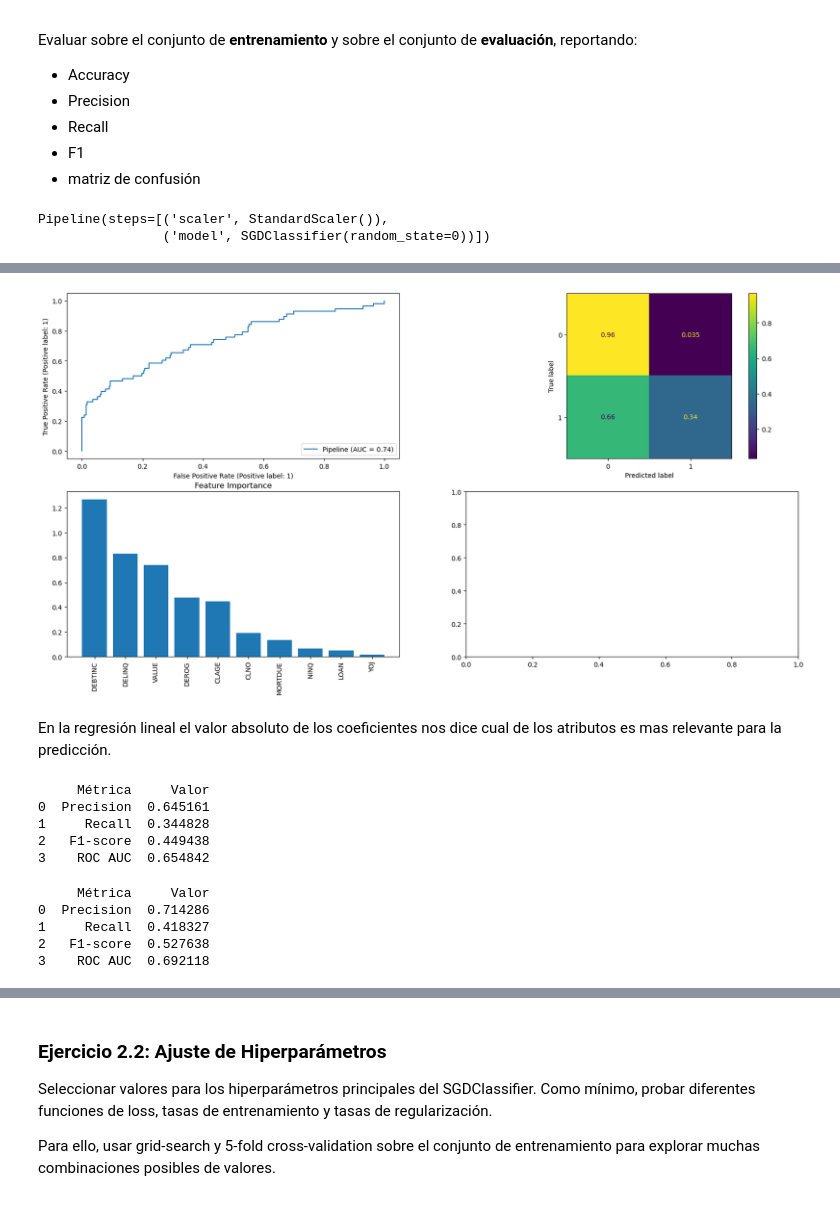
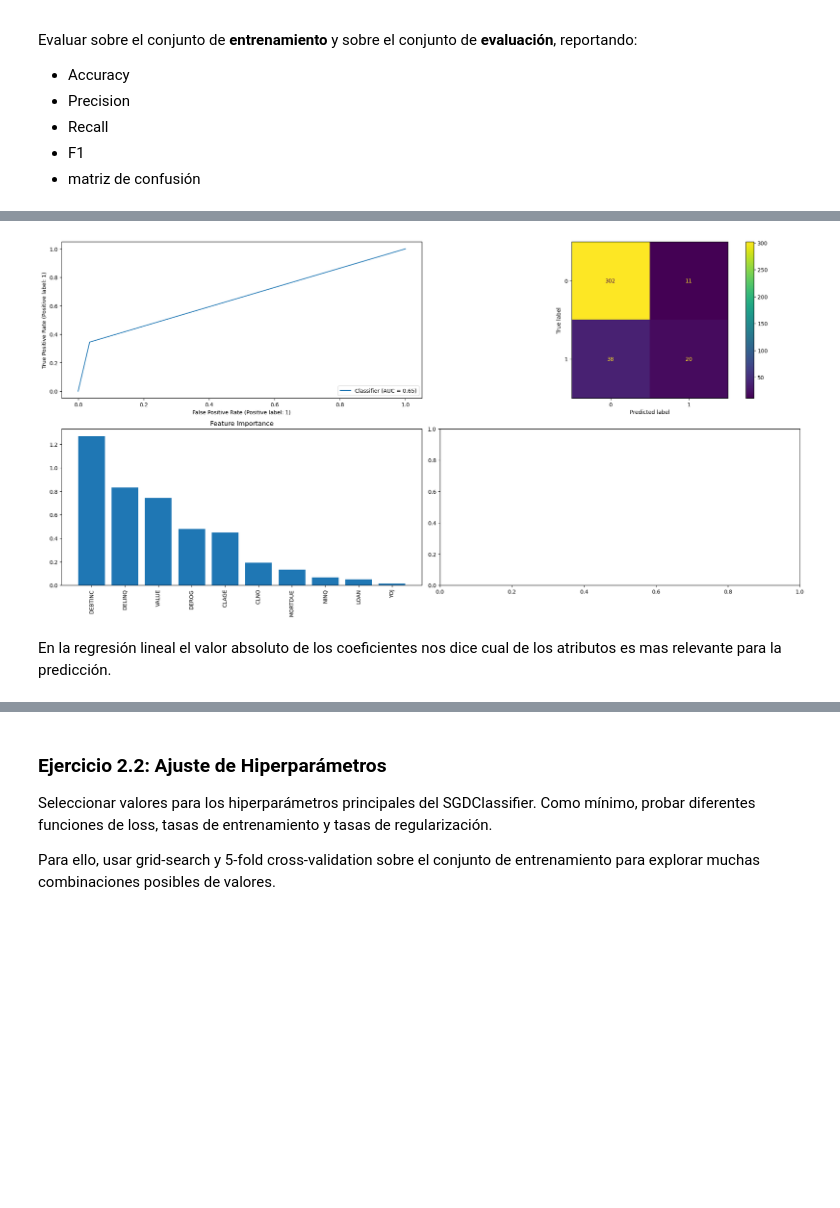
Before and after one commit to BelenFranzoni/DiploCsDatos2024, a Jupyter notebook: IntroduccionAprendizajeAutomatico/Lab_2/Lab 2_bel.ipynb, the cells around one changed output, grey strips where cells are left out. Saved outputs shown, nothing was run; the diff lists cells and outputs as text; code cells hidden in the pictures; blank space fills up the shorter version.

```diff
--- a/IntroduccionAprendizajeAutomatico/Lab_2/Lab 2_bel.ipynb
+++ b/IntroduccionAprendizajeAutomatico/Lab_2/Lab 2_bel.ipynb
@@ -200,7 +201,6 @@ steps = [('scaler', StandardScaler(copy=True, with_mean=True, with_std=True)),
 pipe = Pipeline(steps)
 
 pipe.fit(X_train, y_train)
+y_train_pred = pipe.predict(X_train)
+y_test_pred = pipe.predict(X_test)
-# %% [output]
-Pipeline(steps=[('scaler', StandardScaler()),
-                ('model', SGDClassifier(random_state=0))])
 # %%
@@ -222,21 +216,25 @@ def feature_importance(coef, feature_names, ax):
     ax.set_xticklabels(np.array(feature_names)[sorted_idx], rotation=90)
     ax.set_title('Feature Importance')
 # %%
+from sklearn.metrics import RocCurveDisplay
+from sklearn.metrics import confusion_matrix
+from sklearn.metrics import ConfusionMatrixDisplay
 fig, ((ax1, ax2), (ax3, ax4))  = plt.subplots(nrows=2, ncols=2, figsize=(20, 10))
 
 
 # Plot ROC curve
-plot_roc(pipe, X_test, y_test, ax=ax1)
+#plot_roc(pipe,X_test, y_test, ax=ax1)
+RocCurveDisplay.from_predictions( y_test, y_test_pred, ax=ax1)
+#NO ENTIENDO LA DIFERENCIA ENTRE LAS DOS ANTERIORES!!
 
-# Plot confusion matrix
-plot_confusion_matrix(pipe, X_test, y_test, normalize='true', ax=ax2)
-
-
+#plot_confusion_matrix(pipe, X_test, y_test, normalize='true', ax=ax2)
+cm = confusion_matrix(y_test, y_test_pred)
+cm_display = ConfusionMatrixDisplay(cm).plot(ax=ax2)
 
 # Plot feature importance
 feature_importance(pipe.named_steps['model'].coef_[0], X.columns, ax=ax3)
 # Plot predicted probabilities
-plot_proba(pipe, X_test, y_test, ax=ax4)
+#plot_proba(pipe, X_test, y_test, ax=ax4)
 
 # Adjust layout
 plt.tight_layout()
@@ -246,41 +243,3 @@ AttributeError: probability estimates are not available for loss='hinge'
-[figure, old version]
+[figure, new version]
 # %% [markdown]
 En la regresión lineal el valor absoluto de los coeficientes nos dice cual de los atributos es mas relevante para la predicción.
-# %%
-# Calcular las métricas del test
-y_pred = pipe.predict(X_test)
-precision = precision_score(y_test, y_pred)
-recall = recall_score(y_test, y_pred)
-f1 = f1_score(y_test, y_pred)
-roc_auc = roc_auc_score(y_test, y_pred)
-metricas = pd.DataFrame({
-    'Métrica': ['Precision', 'Recall', 'F1-score', 'ROC AUC'],
-    'Valor': [precision, recall, f1, roc_auc]
-})
-
-print(metricas)
-# %% [output]
-     Métrica     Valor
-0  Precision  0.645161
-1     Recall  0.344828
-2   F1-score  0.449438
-3    ROC AUC  0.654842
-# %%
-# Calcular las métricas del train
-y_pred = pipe.predict(X_train)
-precision = precision_score(y_train, y_pred)
-recall = recall_score(y_train, y_pred)
-f1 = f1_score(y_train, y_pred)
-roc_auc = roc_auc_score(y_train, y_pred)
-metricas = pd.DataFrame({
-    'Métrica': ['Precision', 'Recall', 'F1-score', 'ROC AUC'],
-    'Valor': [precision, recall, f1, roc_auc]
-})
-
-print(metricas)
-# %% [output]
-     Métrica     Valor
-0  Precision  0.714286
-1     Recall  0.418327
-2   F1-score  0.527638
-3    ROC AUC  0.692118
```
Also changed, not shown: parts of 5 cells of this notebook.
